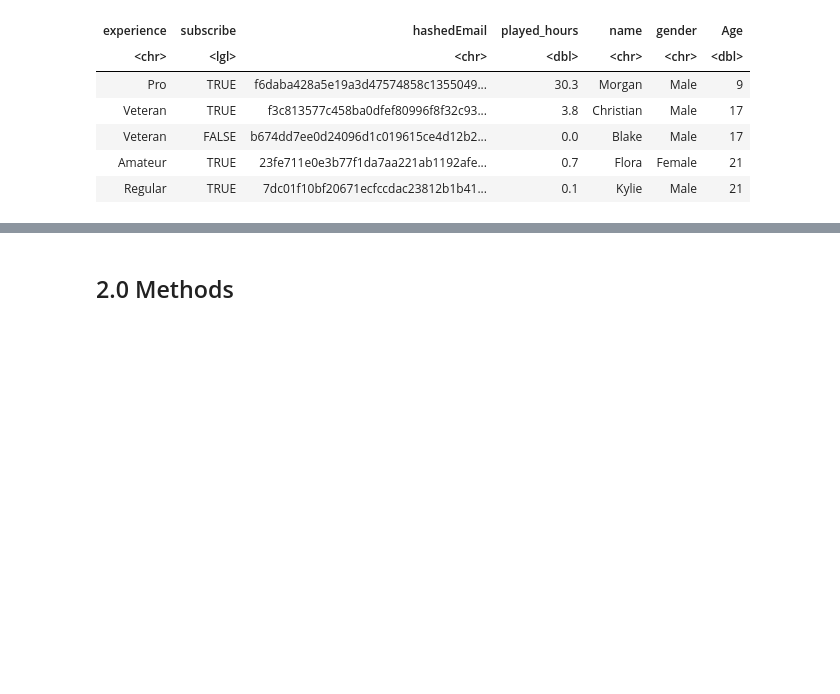
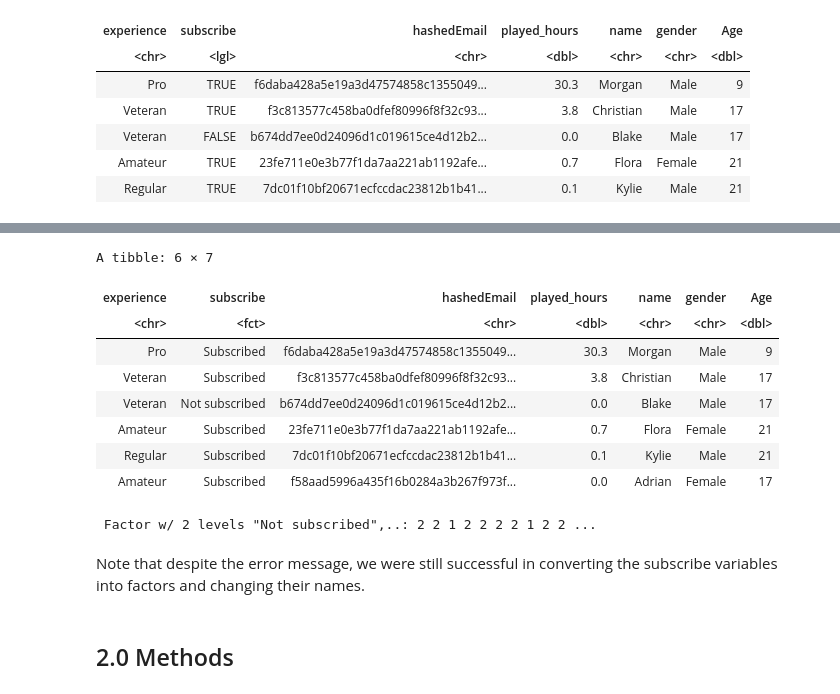
Before and after one commit to ahnnahy/dsci100-group20-project, a Jupyter notebook: Project Final Report.ipynb, the cells around one changed output, grey strips where cells are left out. Cells and saved outputs as stored; diff of their text form; code cells hidden in the pictures; blank space fills up the shorter version.

```diff
--- a/Project Final Report.ipynb
+++ b/Project Final Report.ipynb
@@ -64,0 +67,8 @@ These data, collected from https://plaicraft.ai/, may have potential issues with
+# %%
+
+players <- players |>
+    mutate(subscribe = as_factor(subscribe))  |>
+    mutate(subscribe = fct_recode(subscribe, "Subscribed" = "TRUE", "Not subscribed" = "FALSE"))
+
+head(players,6)
+# %% [output]
@@ -65,3 +81,19 @@ These data, collected from https://plaicraft.ai/, may have potential issues with
+A tibble: 6 × 7
+| experience | subscribe | hashedEmail | played_hours | name | gender | Age |
+| <chr> | <fct> | <chr> | <dbl> | <chr> | <chr> | <dbl> |
+| Pro | Subscribed | f6daba428a5e19a3d47574858c1355049... | 30.3 | Morgan | Male | 9 |
+| Veteran | Subscribed | f3c813577c458ba0dfef80996f8f32c93... | 3.8 | Christian | Male | 17 |
+| Veteran | Not subscribed | b674dd7ee0d24096d1c019615ce4d12b2... | 0.0 | Blake | Male | 17 |
+| Amateur | Subscribed | 23fe711e0e3b77f1da7aa221ab1192afe... | 0.7 | Flora | Female | 21 |
+| Regular | Subscribed | 7dc01f10bf20671ecfccdac23812b1b41... | 0.1 | Kylie | Male | 21 |
+| Amateur | Subscribed | f58aad5996a435f16b0284a3b267f973f... | 0.0 | Adrian | Female | 17 |
+# %%
+# Check that this was successful
+str(players$subscribe)
+# %% [output]
+ Factor w/ 2 levels "Not subscribed",..: 2 2 1 2 2 2 2 1 2 2 ...
+# %% [markdown]
+Note that despite the error message, we were still successful in converting the subscribe variables into factors and changing their names.
 # %% [markdown]
 ## 2.0 Methods
 # %% [markdown]
```
Also changed, not shown: parts of 16 cells of this notebook.
